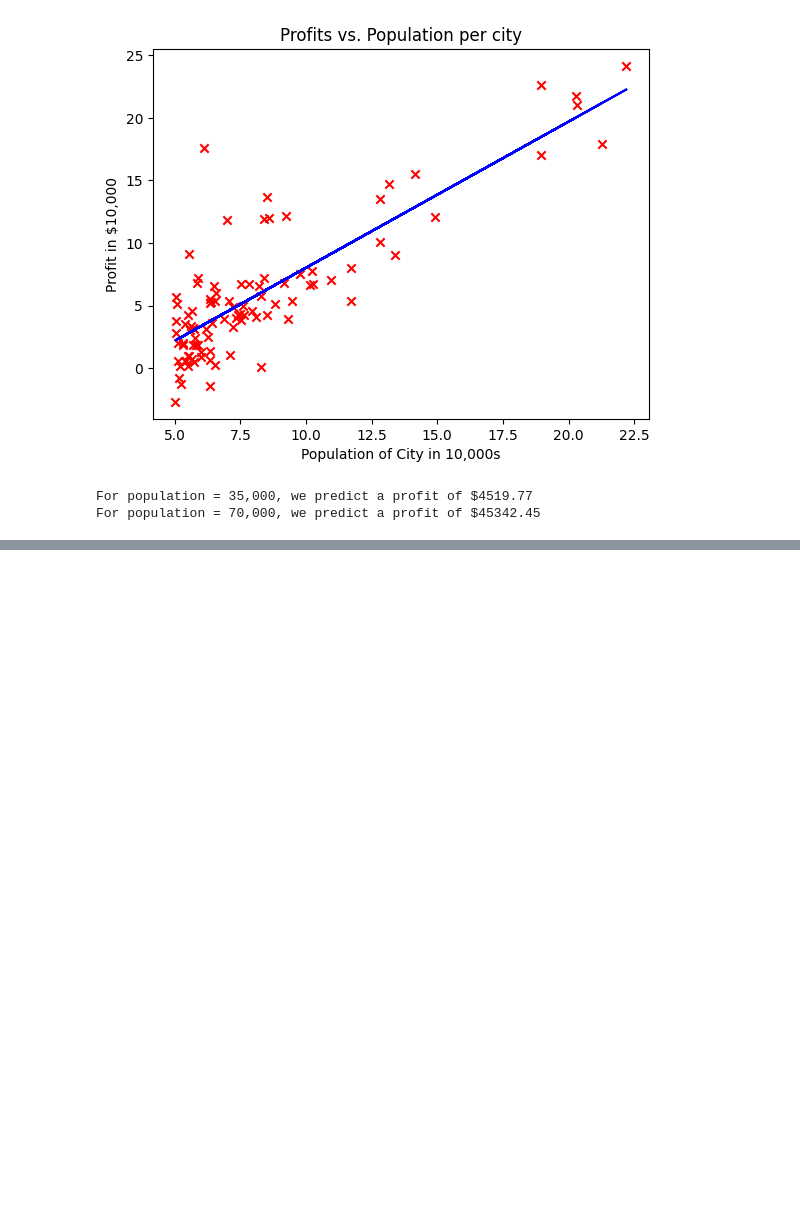
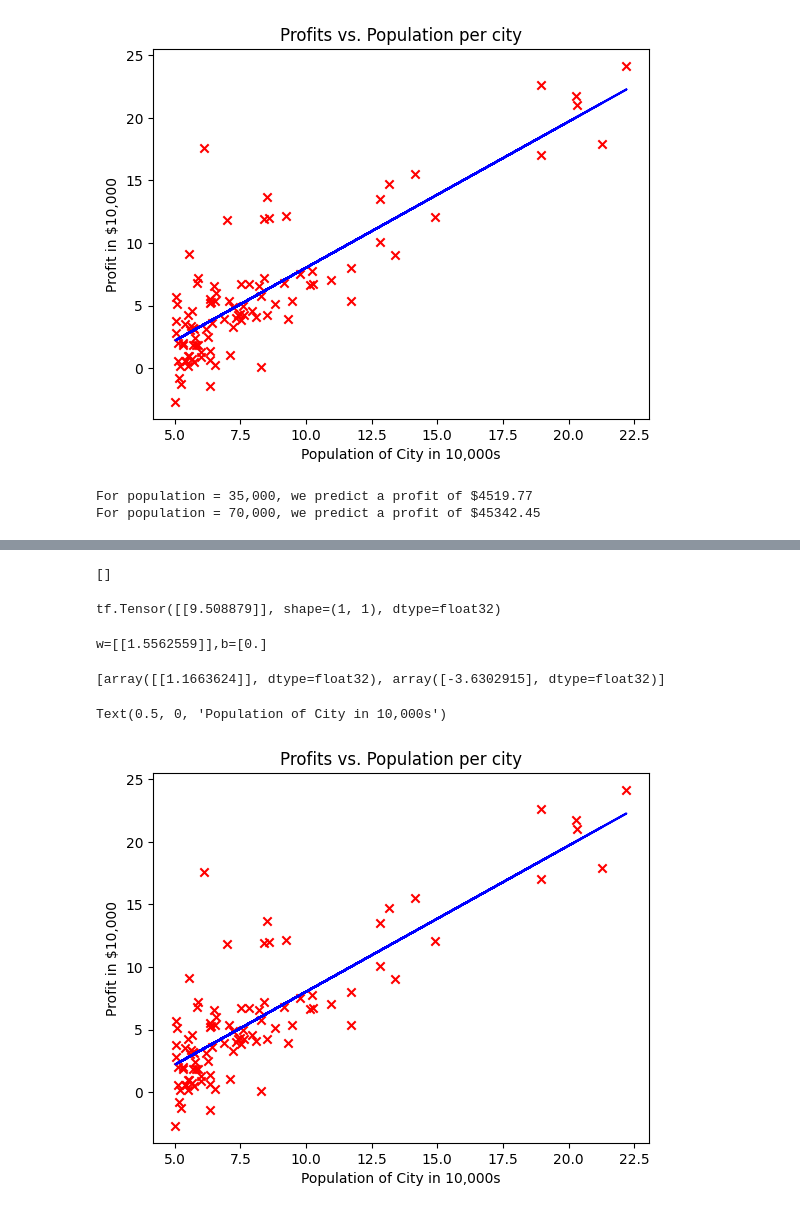
Before and after one commit to dheerajraina/Machine_Learning, a Jupyter notebook: machine_learning_specialization_coursera/practice_lab_1_linear_regression.ipynb, the cells around one changed output, grey strips where cells are left out. Cells and saved outputs as stored; diff of their text form; code cells hidden in the pictures; blank space fills up the shorter version.

```diff
--- a/machine_learning_specialization_coursera/practice_lab_1_linear_regression.ipynb
+++ b/machine_learning_specialization_coursera/practice_lab_1_linear_regression.ipynb
@@ -235,0 +241,38 @@ For population = 70,000, we predict a profit of $45342.45
+# %%
+linear_layer = keras.layers.Dense(units=1, activation='linear')
+# %%
+linear_layer.get_weights()
+# %% [output]
+[]
+# %%
+a1=linear_layer(x_train[0].reshape(1,1))
+print(a1)
+# %% [output]
+tf.Tensor([[9.508879]], shape=(1, 1), dtype=float32)
+# %%
+layer1_w, layer1_b = linear_layer.get_weights()
+print(f"w={layer1_w},b={layer1_b}")
+# %% [output]
+w=[[1.5562559]],b=[0.]
+# %%
+set_w = np.array([[w]])
+set_b = np.array([b])
+linear_layer.set_weights([set_w, set_b])
+linear_layer.get_weights()
+# %% [output]
+[array([[1.1663624]], dtype=float32), array([-3.6302915], dtype=float32)]
+# %%
+nn_prediction = linear_layer(x_train.reshape(97,1 ))
+
+# x_train
+plt.plot(x_train,nn_prediction,c='b')
+plt.scatter(x_train,y_train,marker='x',c='r')
+
+plt.title("Profits vs. Population per city")
+# Set the y-axis label
+plt.ylabel('Profit in $10,000')
+# Set the x-axis label
+plt.xlabel('Population of City in 10,000s')
+# %% [output]
+Text(0.5, 0, 'Population of City in 10,000s')
+[figure, added]
```
Also changed, not shown: parts of 3 cells of this notebook, 16 other files.
